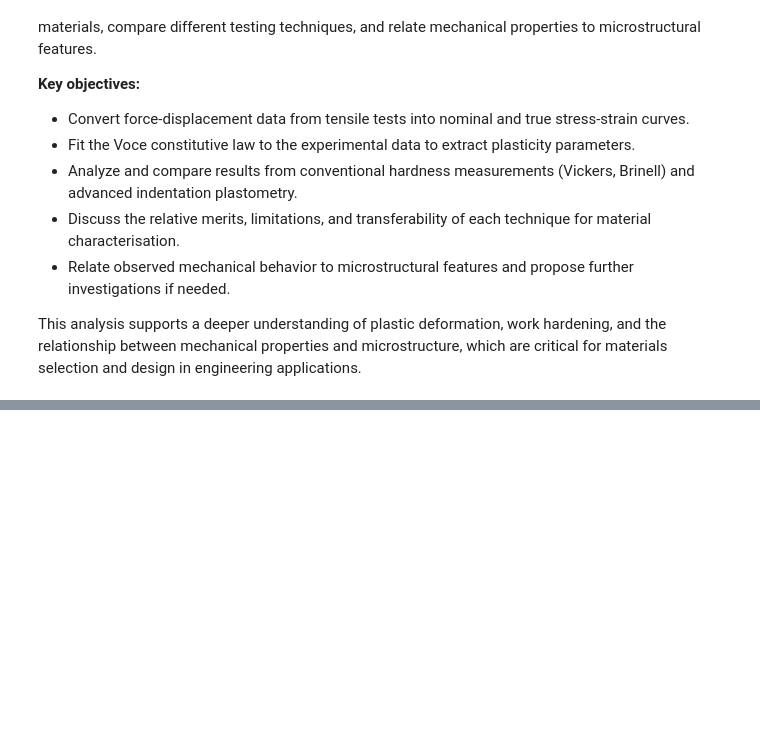
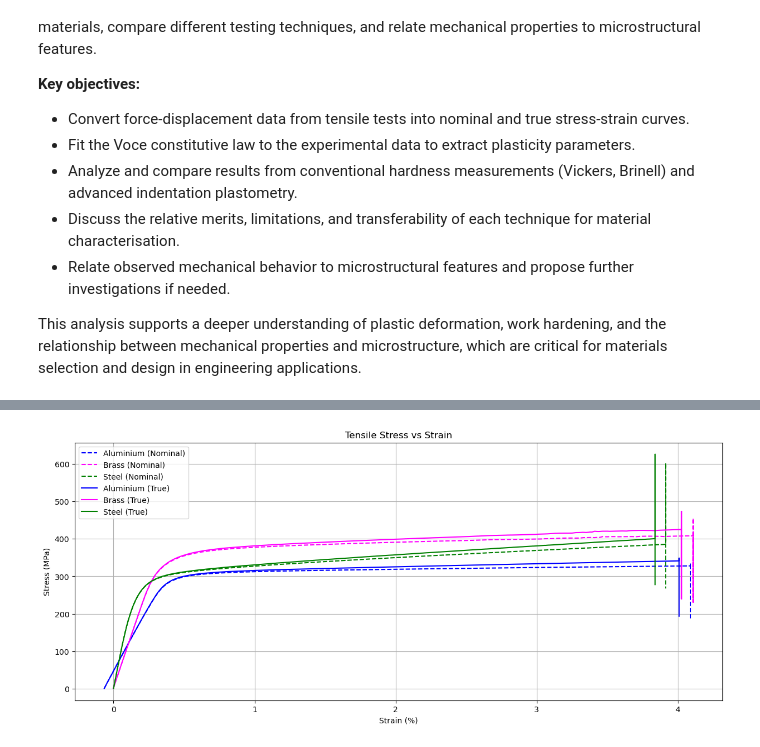
Before and after one commit to Thomas-J-Fish/II_Materials, a Jupyter notebook: P2_Plasticity/P2_analysis.ipynb, the cells around one changed output, grey strips where cells are left out. Saved outputs shown, nothing was run; the diff lists cells and outputs as text; code cells hidden in the pictures; blank space fills up the shorter version.

```diff
--- a/P2_Plasticity/P2_analysis.ipynb
+++ b/P2_Plasticity/P2_analysis.ipynb
@@ -42,0 +145,22 @@ T_dat.head()
+# %%
+# Calculate true and engineering stress
+# Tensile sample dimensions
+
+# UPDATE
+l = 0.0856
+w = 0.0124
+h = 0.00198
+
+A_avg['Nom Stress/MPa'] = A_avg['Force/kN'] / ((w*h) * 1e3)
+B_avg['Nom Stress/MPa'] = B_avg['Force/kN'] / ((w*h) * 1e3)
+S_avg['Nom Stress/MPa'] = S_avg['Force/kN'] / ((w*h) * 1e3)
+
+A_avg['True Stress/MPa'] = A_avg['Nom Stress/MPa'] * (1 + (A_avg['Strain 1/%']/100))
+B_avg['True Stress/MPa'] = B_avg['Nom Stress/MPa'] * (1 + (B_avg['Strain 1/%']/100))
+S_avg['True Stress/MPa'] = S_avg['Nom Stress/MPa'] * (1 + (S_avg['Strain 1/%']/100))
+
+A_avg['True Strain/%'] = np.log(1 + (A_avg['Strain 1/%']/100)) * 100
+B_avg['True Strain/%'] = np.log(1 + (B_avg['Strain 1/%']/100)) * 100
+S_avg['True Strain/%'] = np.log(1 + (S_avg['Strain 1/%']/100)) * 100
+
+S_avg.head(10)
@@ -42,0 +180,20 @@ T_dat.head()
+# %%
+# Plot curves of both engineering and true stress vs strain
+plt.figure(figsize=(15, 6))
+
+plt.plot(A_avg["Strain 1/%"], A_avg["Nom Stress/MPa"], label="Aluminium (Nominal)", linestyle='--', color='blue')
+plt.plot(B_avg["Strain 1/%"], B_avg["Nom Stress/MPa"], label="Brass (Nominal)", linestyle='--', color='magenta')
+plt.plot(S_avg["Strain 1/%"], S_avg["Nom Stress/MPa"], label="Steel (Nominal)", linestyle='--', color='green')
+
+plt.plot(A_avg["True Strain/%"], A_avg["True Stress/MPa"], label="Aluminium (True)", color='blue')
+plt.plot(B_avg["True Strain/%"], B_avg["True Stress/MPa"], label="Brass (True)", color='magenta')
+plt.plot(S_avg["True Strain/%"], S_avg["True Stress/MPa"], label="Steel (True)",color='green')
+
+plt.xlabel("Strain (%)")
+plt.ylabel("Stress (MPa)")
+plt.title("Tensile Stress vs Strain")
+plt.legend()
+plt.grid(True)
+plt.show()
+# %% [output]
+[figure, added]
```
Also changed, not shown: parts of 8 cells of this notebook, 11 other files.
